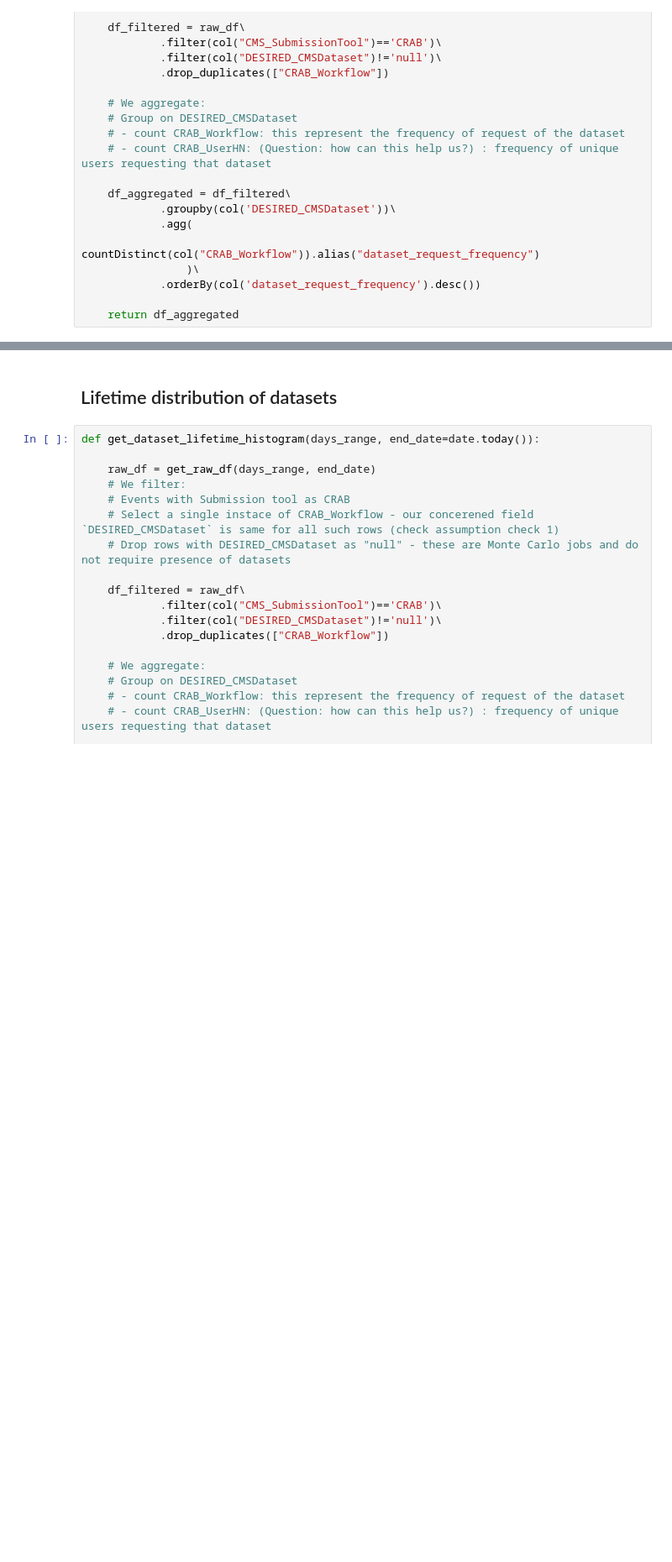
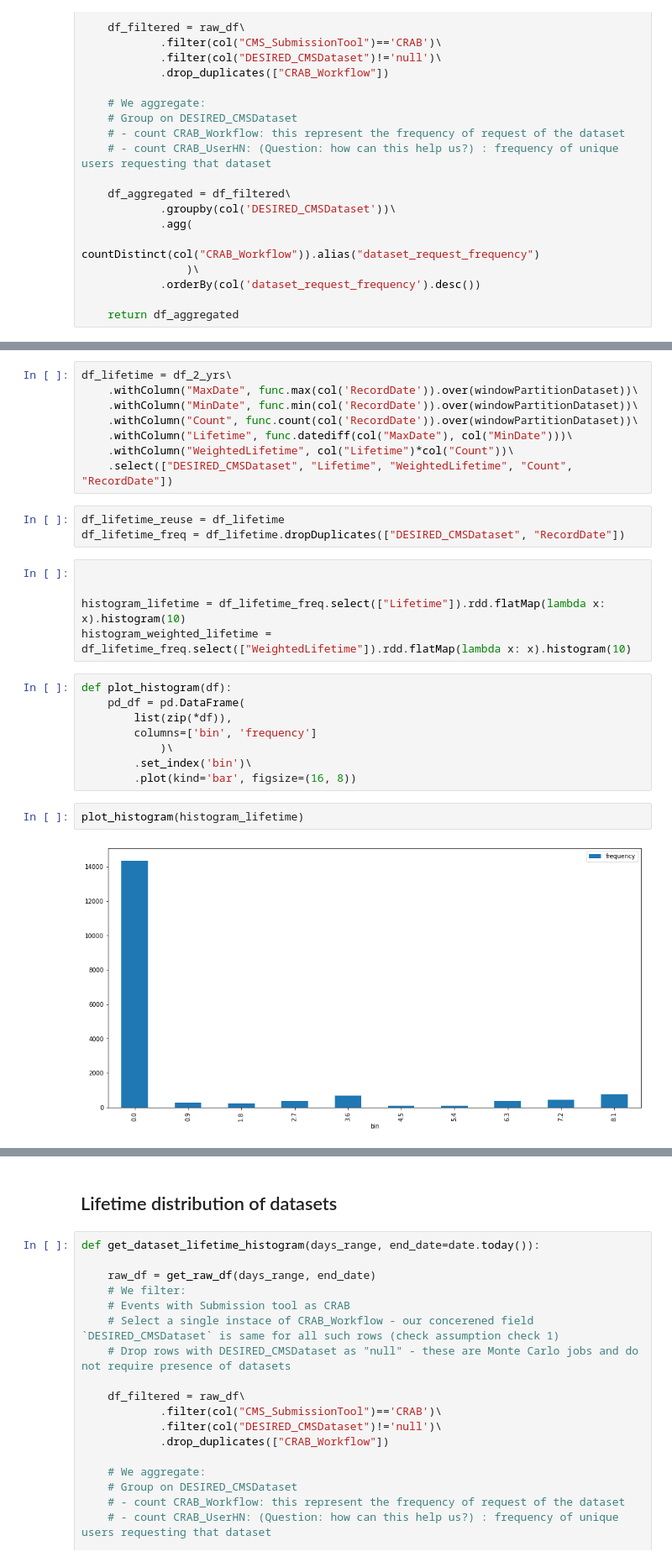
Before and after one commit to dynamic-entropy/CRABAnalysis, a Jupyter notebook: crab_historical.ipynb, the cells around one changed output, grey strips where cells are left out. Shown: that part at 84% size. Cells and saved outputs as stored; diff of their text form; blank space fills up the shorter version.

Commit message:
Added reuse dist and renamed file

```diff
--- a/Untitled.ipynb
+++ b/crab_historical.ipynb
@@ -234,0 +304,28 @@ new_data_wrt_60d.toPandas()
+# %%
+df_lifetime = df_2_yrs\
+    .withColumn("MaxDate", func.max(col('RecordDate')).over(windowPartitionDataset))\
+    .withColumn("MinDate", func.min(col('RecordDate')).over(windowPartitionDataset))\
+    .withColumn("Count", func.count(col('RecordDate')).over(windowPartitionDataset))\
+    .withColumn("Lifetime", func.datediff(col("MaxDate"), col("MinDate")))\
+    .withColumn("WeightedLifetime", col("Lifetime")*col("Count"))\
+    .select(["DESIRED_CMSDataset", "Lifetime", "WeightedLifetime", "Count", "RecordDate"])
+# %%
+df_lifetime_reuse = df_lifetime
+df_lifetime_freq = df_lifetime.dropDuplicates(["DESIRED_CMSDataset", "RecordDate"])
+# %%
+
+
+histogram_lifetime = df_lifetime_freq.select(["Lifetime"]).rdd.flatMap(lambda x: x).histogram(10)
+histogram_weighted_lifetime = df_lifetime_freq.select(["WeightedLifetime"]).rdd.flatMap(lambda x: x).histogram(10)
+# %%
+def plot_histogram(df):
+    pd_df = pd.DataFrame(
+        list(zip(*df)),
+        columns=['bin', 'frequency']
+            )\
+        .set_index('bin')\
+        .plot(kind='bar', figsize=(16, 8))
+# %%
+plot_histogram(histogram_lifetime)
+# %% [output]
+[figure, added]
```
Also changed, not shown: parts of 64 cells of this notebook, 1 other file.
